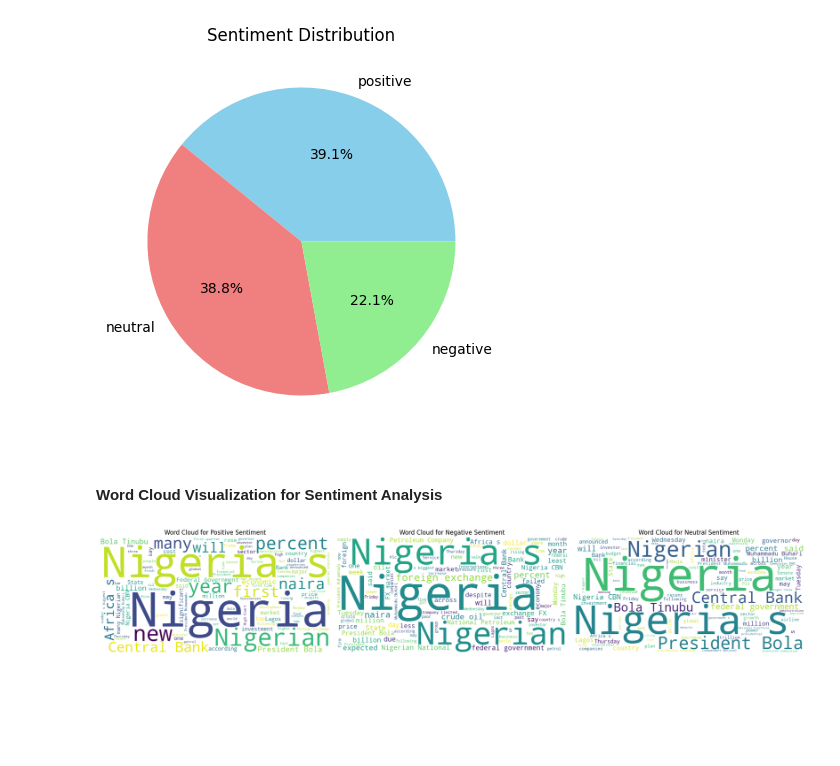
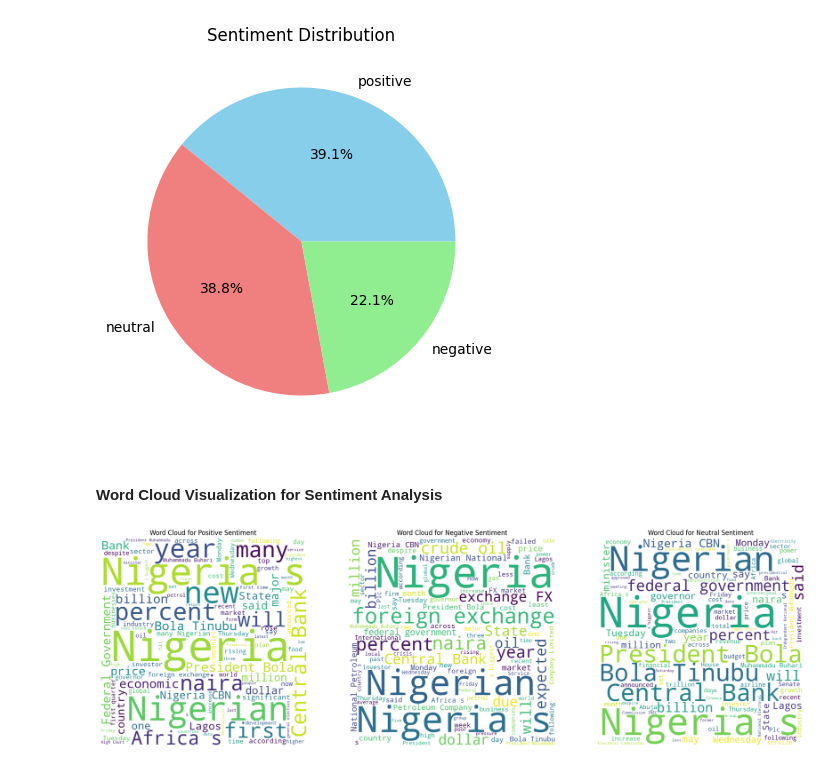
Before and after one commit to Iyanuadeleye01/web-scraping-and-sentiment-analysis, a Jupyter notebook: main.ipynb, the cells around one changed output. Saved outputs shown, nothing was run; the diff lists cells and outputs as text; code cells hidden in the pictures; blank space fills up the shorter version.

```diff
--- a/main.ipynb
+++ b/main.ipynb
@@ -151,32 +157,32 @@ plt.show()
 # %%
 # Create a figure for the word clouds
 plt.figure(figsize=(20, 6))
 
 sentiments = ['positive', 'negative', 'neutral']
 for i, sentiment in enumerate(sentiments):
     # Filter text by sentiment
     text = ''.join(df[df['Sentiment'] == sentiment]['Excerpt'])
 
     # Generate word cloud
     wordcloud = WordCloud(
         width=800,
-        height=400,
+        height=800,
         background_color='white',
         max_words=100,
         contour_width=3,
         contour_color='steelblue',
         colormap='viridis'
     ).generate(text)
 
     # To create subplot in the current figure
     plt.subplot(1, 3, i+1)
     plt.imshow(wordcloud, interpolation='bilinear')
     plt.title(f'Word Cloud for {sentiment.capitalize()} Sentiment')
     plt.axis('off')
 
 # Apply tight layout and display the figure
 plt.tight_layout()
 plt.savefig('wordclouds.png', dpi=300)
 plt.show()
 # %% [output]
-[figure, old version]
+[figure, new version]
```
Also changed, not shown: parts of 4 cells of this notebook, 1 other file.
